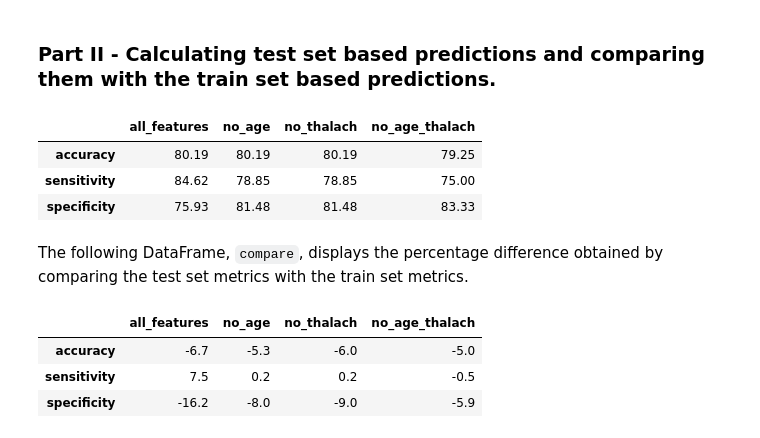
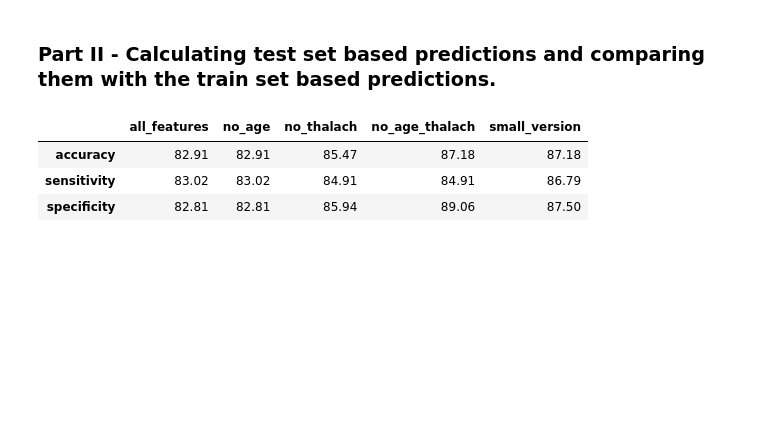
Before and after one commit to P-Roq/data_science_projects, a Jupyter notebook: p09 - Classying Heart Disease Via Logistic Regression/p09 _data_science _classifying_heart_disease_via_logistic_regression.ipynb, the cells around one changed output. Drawn from its saved outputs; the diff is of its cells as text; code cells hidden in the pictures; blank space fills up the shorter version.

Commit message:
- New version.

```diff
--- a/p09 - Classying Heart Disease Via Logistic Regression/p09 _data_science _classifying_heart_disease_via_logistic_regression.ipynb
+++ b/p09 - Classying Heart Disease Via Logistic Regression/p09 _data_science _classifying_heart_disease_via_logistic_regression.ipynb
@@ -460,0 +444,4 @@ In this section, we not only fit and produce predictions resorting solely to the
+# %%
+list_results = stratify_evenly(X, y)
+
+X_train, X_test, y_train, y_test = list_results
@@ -509,7 +523,8 @@ for feat_set in feats_dict:
 
     scores_train_df = pd.concat(
         [scores_train_df, pd.Series(scores_train, name=feat_set)],
-        axis=1)
+        axis=1
+        )
 
 scores_train_df
 # %% [output]
@@ -524,26 +539,26 @@ As we can see above, all models behave similarly, while the model with all featu
 # %%
-log_odds_coefs = models_dict['no_thalach'].coef_[0]
+log_odds_coefs = models_dict['no_age_thalach'].coef_[0]
 
 odds_ratio = np.exp(log_odds_coefs)
 
 odds_ratio = pd.Series(
     odds_ratio,
-    index=feats_dict['no_thalach'],
+    index=feats_dict['no_age_thalach'],
     name='odds_ratio_coeffs'
     )
 
 log_odds = pd.Series(
     log_odds_coefs,
-    index=feats_dict['no_thalach'],
+    index=feats_dict['no_age_thalach'],
     name='log_odds_coeffs'
     )
 
-odds_ratio_percentage = round((odds_ratio - 1)*100, 2)
-odds_ratio_percentage.name = 'odds_ratio_percentage'
+odds_ratio_pct_change = round((odds_ratio - 1)*100, 2)
+odds_ratio_pct_change.name = 'odds_ratio_pct_change'
 
 
 coeffs = pd.concat(
-    [log_odds, odds_ratio, odds_ratio_percentage],
+    [log_odds, odds_ratio, odds_ratio_pct_change],
     axis=1
     )
 
@@ -592,0 +619,4 @@ Regarding variables that, according to the model, decrease the risk of heart dis
+# %%
+feats_small_model = list(coeffs.query('odds_ratio_coeffs > 1').index)
+
+feats_small_model
@@ -595,38 +656,28 @@ Regarding variables that, according to the model, decrease the risk of heart dis
 # %%
 scores_test_df = pd.DataFrame()
 
 models_dict = {}
+
+# Adding the features of the small model to `feats_dict`.
+feats_dict['small_version'] =  feats_small_model
 
 for feat_set in feats_dict:
 
     feats = feats_dict[feat_set]
 
     model = log_model(feats, X_train, y_train)
 
     models_dict[feat_set] = model
 
     scores_test = return_scores(feats, model, X_test, y_test)
 
     scores_test_df = pd.concat(
         [scores_test_df, pd.Series(scores_test, name=feat_set)],
         axis=1)
 
 scores_test_df
 # %% [output]
-|  | all_features | no_age | no_thalach | no_age_thalach |
-| accuracy | 80.19 | 80.19 | 80.19 | 79.25 |
-| sensitivity | 84.62 | 78.85 | 78.85 | 75.00 |
-| specificity | 75.93 | 81.48 | 81.48 | 83.33 |
+|  | all_features | no_age | no_thalach | no_age_thalach | small_version |
+| accuracy | 82.91 | 82.91 | 85.47 | 87.18 | 87.18 |
+| sensitivity | 83.02 | 83.02 | 84.91 | 84.91 | 86.79 |
+| specificity | 82.81 | 82.81 | 85.94 | 89.06 | 87.50 |
-# %% [markdown]
-The following DataFrame, `compare`, displays the percentage difference obtained by comparing the test set metrics with the train set metrics.
-# %%
-compare = (scores_test_df - scores_train_df) / scores_train_df
-
-compare = compare.round(3)*100
-
-compare
-# %% [output]
-|  | all_features | no_age | no_thalach | no_age_thalach |
-| accuracy | -6.7 | -5.3 | -6.0 | -5.0 |
-| sensitivity | 7.5 | 0.2 | 0.2 | -0.5 |
-| specificity | -16.2 | -8.0 | -9.0 | -5.9 |
```
Also changed, not shown: parts of 83 cells of this notebook.
